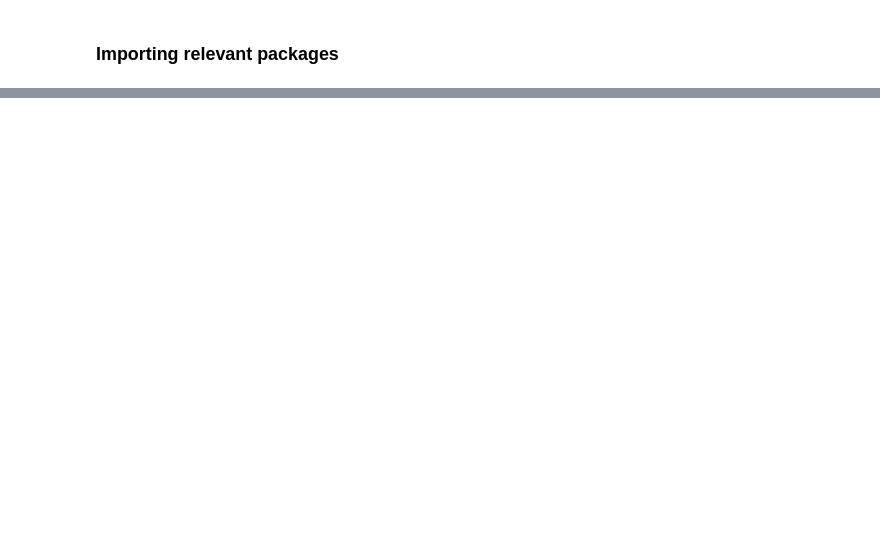
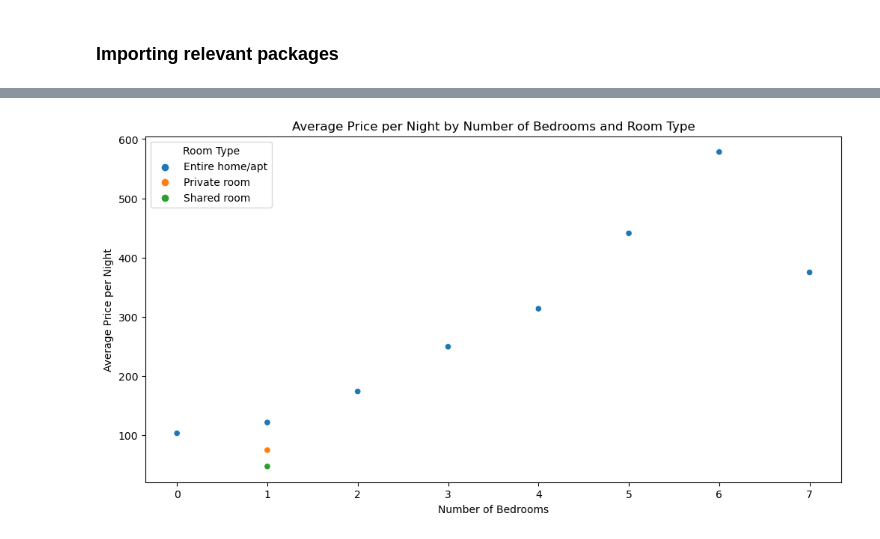
Before and after one commit to chlohs/udacity-ds-project1, a Jupyter notebook: AirBnB Analysis.ipynb, the cells around one changed output, grey strips where cells are left out. Saved outputs shown, nothing was run; the diff lists cells and outputs as text; code cells hidden in the pictures; blank space fills up the shorter version.

```diff
--- a/AirBnB Analysis.ipynb
+++ b/AirBnB Analysis.ipynb
@@ -59 +273,13 @@ listings_df.shape
+# %%
+# Calculate the booking rate
+listings_df['booking_rate'] = (30 - listings_df['availability_30']) / 30
+# %%
+# Coordinates of downtown Seattle
+downtown_seattle_coords = (-122.3363, 47.6092)
+# %%
+# Calculate the distance of each listing to downtown Seattle
+listings_df['distance_to_downtown'] = listings_df.apply(
+    lambda row: haversine(downtown_seattle_coords[0], downtown_seattle_coords[1], row['longitude'], row['latitude']),
+    axis=1
+)
 # %% [markdown]
@@ -60,0 +293,14 @@ listings_df.shape
+# %%
+# Statistical Summary
+summary = listings_df.groupby(['bedrooms', 'room_type'])['price'].mean().reset_index()
+# %%
+# Visualization with Seaborn
+plt.figure(figsize=(12, 6))
+sns.scatterplot(data=summary, x='bedrooms', y='price', hue='room_type')
+plt.title('Average Price per Night by Number of Bedrooms and Room Type')
+plt.xlabel('Number of Bedrooms')
+plt.ylabel('Average Price per Night')
+plt.legend(title='Room Type')
+plt.show()
+# %% [output]
+[figure, added]
```
Also changed, not shown: parts of 54 cells of this notebook.
